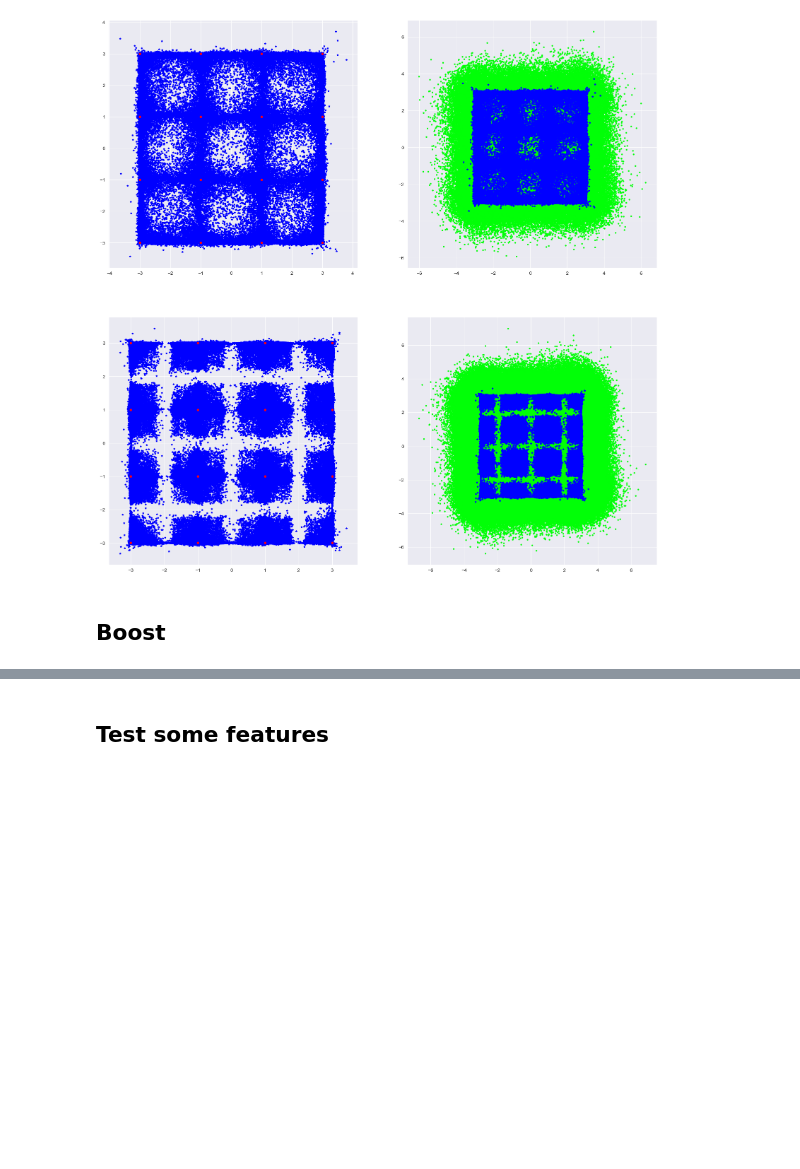
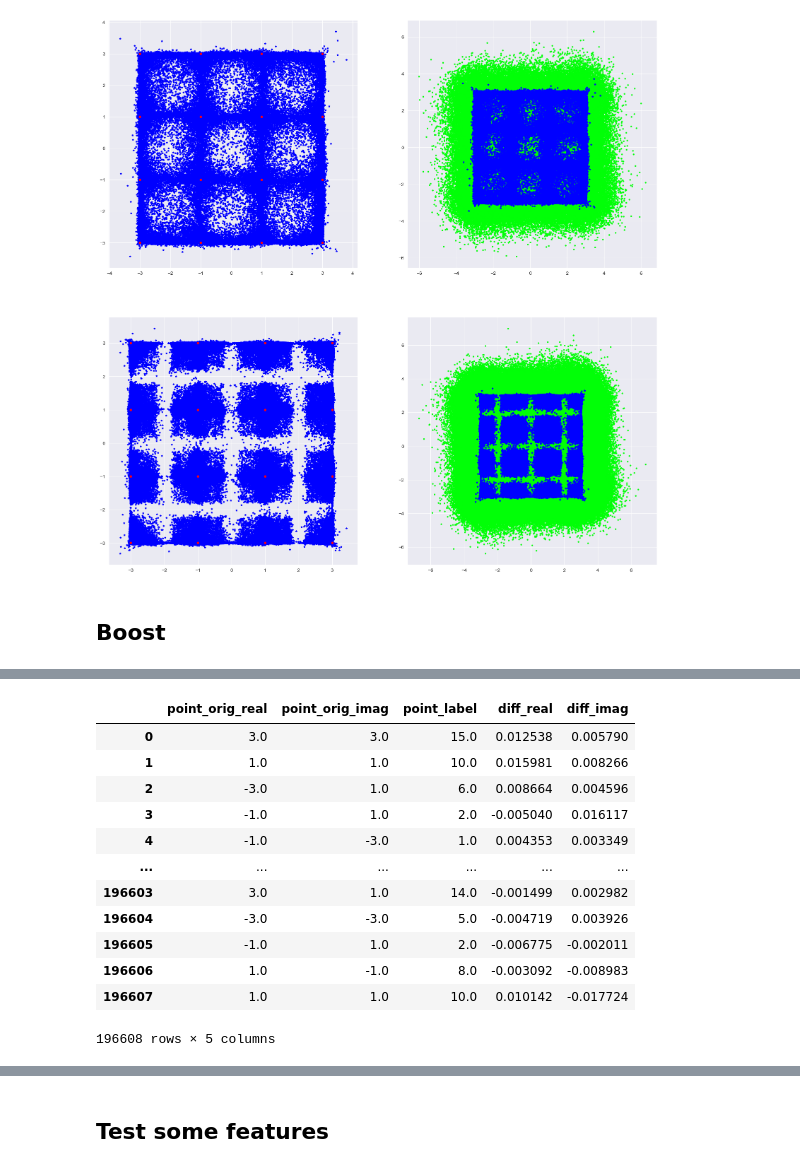
Before and after one commit to esf0/optcom-trees, a Jupyter notebook: playground.ipynb, the cells around one changed output, grey strips where cells are left out. Saved outputs shown, nothing was run; the diff lists cells and outputs as text; code cells hidden in the pictures; blank space fills up the shorter version.

```diff
--- a/playground.ipynb
+++ b/playground.ipynb
@@ -168,0 +174,28 @@ plot_result(p_ave_dbm, points_predict_for_test, points_orig_for_test, points_pre
+# %%
+# path_to_data = 'C:/Users/190243539/PycharmProjects/nn_essential/error_statistics/data/data_collected_3.pkl'
+path_to_data = 'C:/Users/190243539/PycharmProjects/nn_essential/benchmark/data/data_collected_extended_wo_noise_1.pkl'
+path_to_data_w_noise = 'C:/Users/190243539/PycharmProjects/nn_essential/benchmark/data/data_collected_extended_w_noise_1.pkl'
+
+df = pd.read_pickle(path_to_data)
+print(df.columns.values)
+print(df['p_ave_dbm'])
+# df_noise = pd.read_pickle(path_to_data_w_noise)
+
+# train_runs = [0, 1, 2, 3, 4, 5, 6, 7, 8, 9, 10]
+# train_runs = [0, 1, 2, 3, 4, 5, 6, 7, 8, 9]
+train_runs = [0, 1, 2]
+test_runs = [3, 4]
+
+p_ave_dbm = 1
+z_km = 80 * 20
+n_channels = 1
+
+df_tree = get_data_wo_neighbor(df, z_km, p_ave_dbm, n_channels, train_runs)
+df_tree_for_test = get_data_wo_neighbor(df, z_km, p_ave_dbm, n_channels, test_runs)
+# df_tree_for_test = get_data_wo_neighbor(df_noise, z_km, p_ave_dbm, n_channels, test_runs)
+
+
+print(df_tree.head())
+df = pd.DataFrame([])
+df_noise = pd.DataFrame([])
+del df, df_noise
@@ -168,0 +220,16 @@ plot_result(p_ave_dbm, points_predict_for_test, points_orig_for_test, points_pre
+# %%
+df_tree
+# %% [output]
+|  | point_orig_real | point_orig_imag | point_label | diff_real | diff_imag |
+| 0 | 3.0 | 3.0 | 15.0 | 0.012538 | 0.005790 |
+| 1 | 1.0 | 1.0 | 10.0 | 0.015981 | 0.008266 |
+| 2 | -3.0 | 1.0 | 6.0 | 0.008664 | 0.004596 |
+| 3 | -1.0 | 1.0 | 2.0 | -0.005040 | 0.016117 |
+| 4 | -1.0 | -3.0 | 1.0 | 0.004353 | 0.003349 |
+| ... | ... | ... | ... | ... | ... |
+| 196603 | 3.0 | 1.0 | 14.0 | -0.001499 | 0.002982 |
+| 196604 | -3.0 | -3.0 | 5.0 | -0.004719 | 0.003926 |
+| 196605 | -1.0 | 1.0 | 2.0 | -0.006775 | -0.002011 |
+| 196606 | 1.0 | -1.0 | 8.0 | -0.003092 | -0.008983 |
+| 196607 | 1.0 | 1.0 | 10.0 | 0.010142 | -0.017724 |
+196608 rows × 5 columns
```
Also changed, not shown: parts of 13 cells of this notebook, 2 other files.
